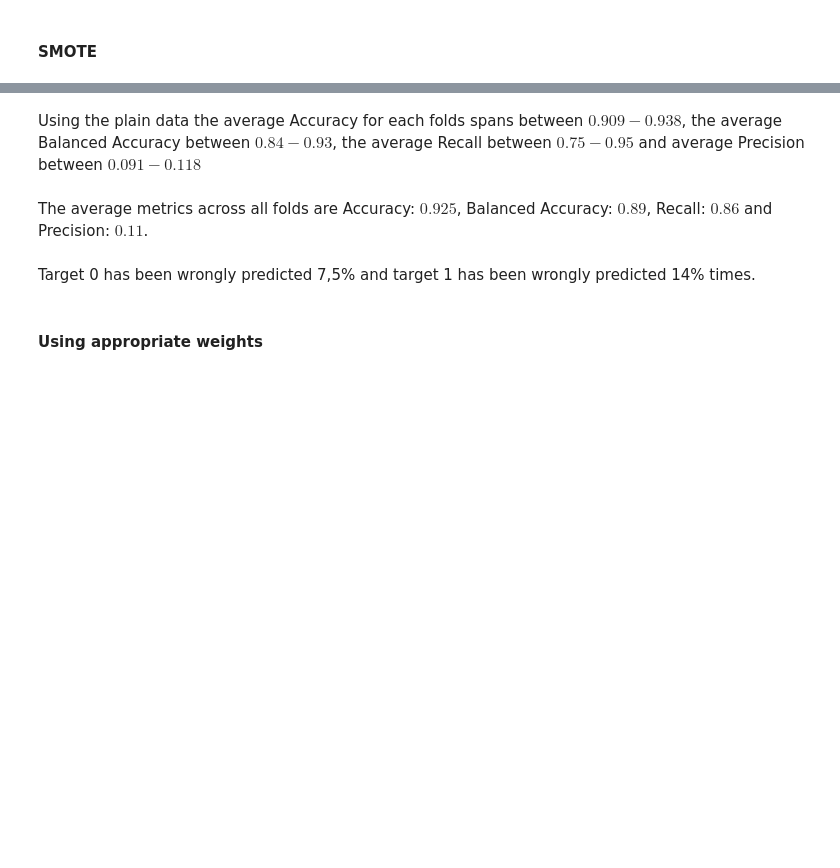
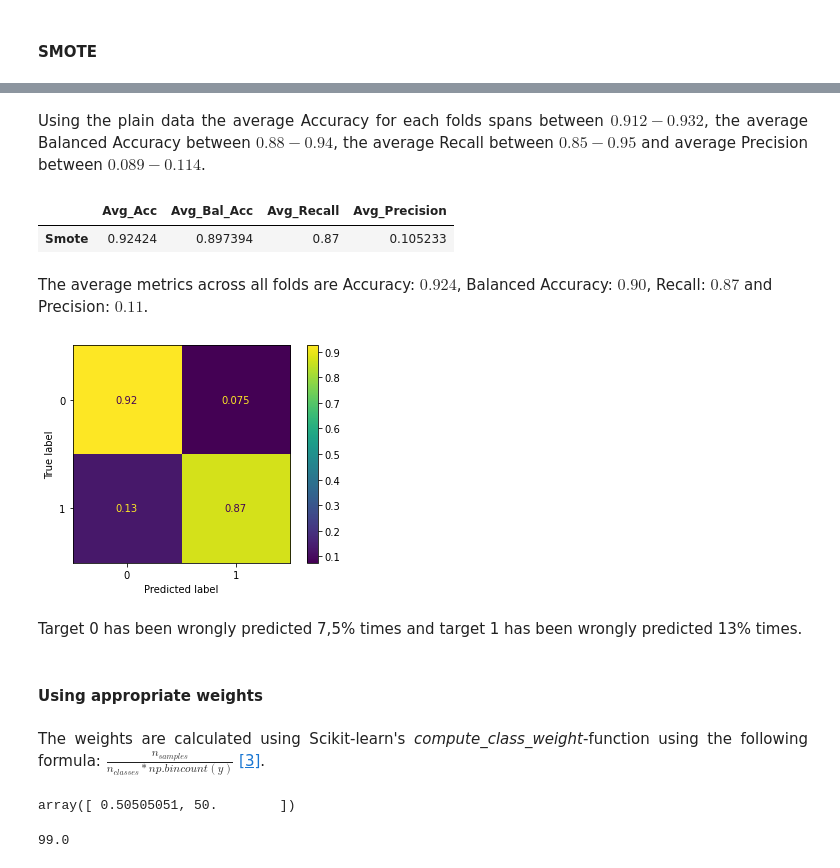
Before and after one commit to JaNoNi/MADS-DL-Exam1, a Jupyter notebook: src/Exam1.ipynb, the cells around one changed output, grey strips where cells are left out. Saved outputs shown, nothing was run; the diff lists cells and outputs as text; code cells hidden in the pictures; blank space fills up the shorter version.

```diff
--- a/src/Exam1.ipynb
+++ b/src/Exam1.ipynb
@@ -160,8 +205,12 @@ def cross_validation(
     epochs: int,
 ) -> dict[dict]:
 
-    X_train_t = torch.tensor(X_train.values, dtype=torch.float)
-    X_test_t = torch.tensor(X_test.values, dtype=torch.float)
+    scaler = MinMaxScaler()
+    X_train_sc = scaler.fit_transform(X_train)
+    X_test_sc = scaler.transform(X_test)
+
+    X_train_t = torch.tensor(X_train_sc, dtype=torch.float)
+    X_test_t = torch.tensor(X_test_sc, dtype=torch.float)
     y_train_t = torch.tensor(y_train.values, dtype=torch.long)
     y_test_t = torch.tensor(y_test.values, dtype=torch.long)
 
@@ -332,15 +440,37 @@ metric_df_smote
 # %% [markdown]
-Using the plain data the average Accuracy for each folds spans between $0.909 - 0.938$, the average Balanced Accuracy between $0.84 - 0.93$, the average Recall between $0.75 - 0.95$ and average Precision between $0.091 - 0.118$
+<div style="text-align: justify">
+Using the plain data the average Accuracy for each folds spans between $0.912 - 0.932$, the average Balanced Accuracy between $0.88 - 0.94$, the average Recall between $0.85 - 0.95$ and average Precision between $0.089 - 0.114$.
+</div>
 # %%
 metric_df_smote_avg = pd.DataFrame(metric_df_smote.mean(), columns=["Smote"]).T
 metric_df_smote_avg
+# %% [output]
+|  | Avg_Acc | Avg_Bal_Acc | Avg_Recall | Avg_Precision |
+| Smote | 0.92424 | 0.897394 | 0.87 | 0.105233 |
 # %% [markdown]
-The average metrics across all folds are Accuracy: $0.925$, Balanced Accuracy: $0.89$, Recall: $0.86$ and Precision: $0.11$.
+The average metrics across all folds are Accuracy: $0.924$, Balanced Accuracy: $0.90$, Recall: $0.87$ and Precision: $0.11$.
 # %%
-conf = [smote_results[key]["avg_conf"] for key in smote_results.keys()]
-metrics.ConfusionMatrixDisplay(np.mean(conf, axis=0)).plot()
+conf_sm = [smote_results[key]["avg_conf"] for key in smote_results.keys()]
+metrics.ConfusionMatrixDisplay(np.mean(conf_sm, axis=0)).plot()
 plt.show()
+# %% [output]
+[figure, added]
 # %% [markdown]
-Target 0 has been wrongly predicted 7,5% and target 1 has been wrongly predicted 14% times.
+Target 0 has been wrongly predicted 7,5% times and target 1 has been wrongly predicted 13% times.
 # %% [markdown]
 #### Using appropriate weights
+# %% [markdown]
+<div style="text-align: justify">
+    The weights are calculated using Scikit-learn's <i>compute_class_weight</i>-function using the following formula:
+    $\frac{n_{samples}}{n_{classes} * np.bincount(y)}$ <a href=#3>[3]</a>.
+</div>
+# %%
+w = len(df) / (len(labels.unique()) * np.bincount(labels))
+w
+# %% [output]
+array([ 0.50505051, 50.        ])
+# %%
+w = len(df) / (len(labels.unique()) * np.bincount(labels))
+w[1] / w[0]
+# %% [output]
+99.0
```
Also changed, not shown: parts of 50 cells of this notebook, 4 other files.
